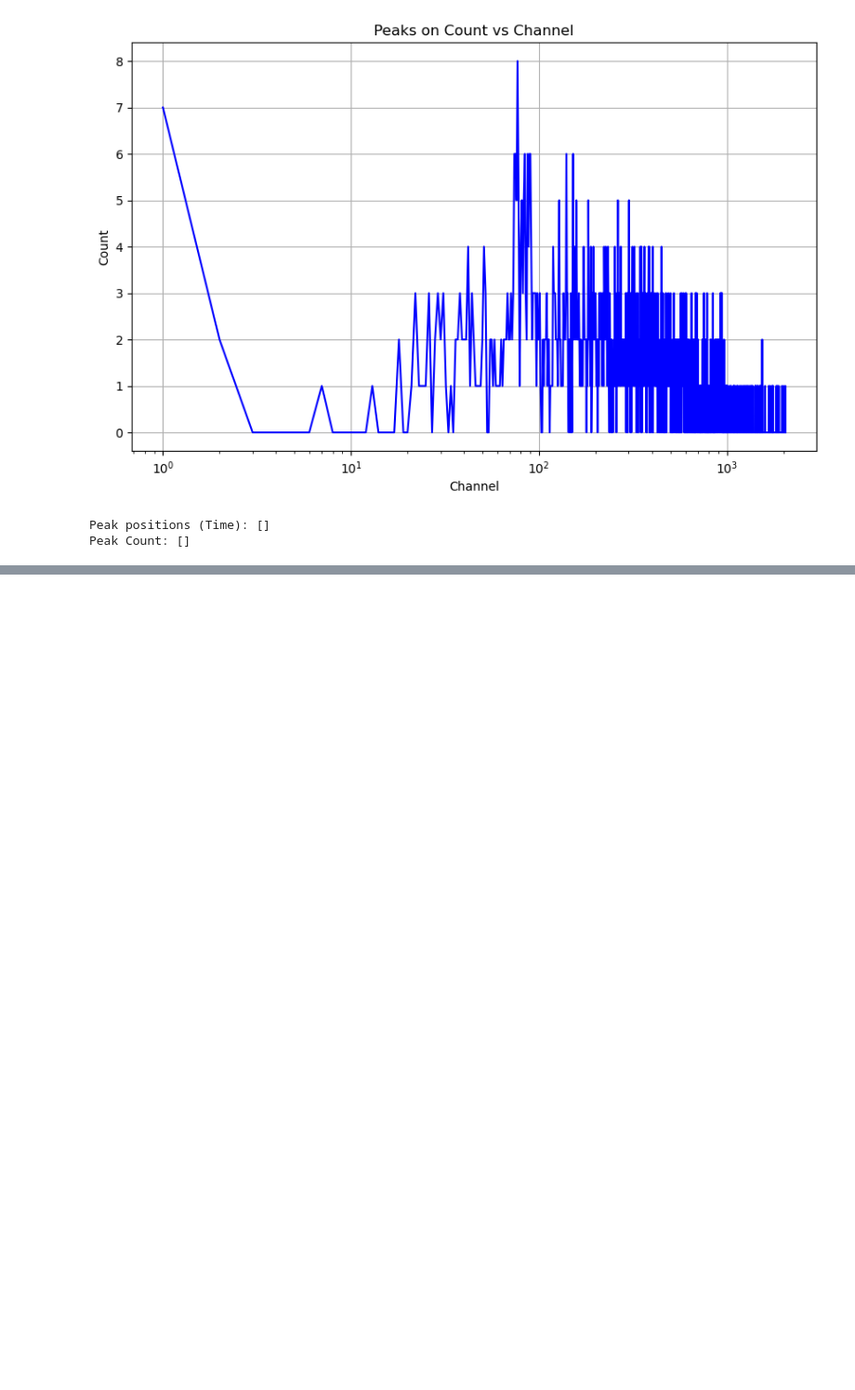
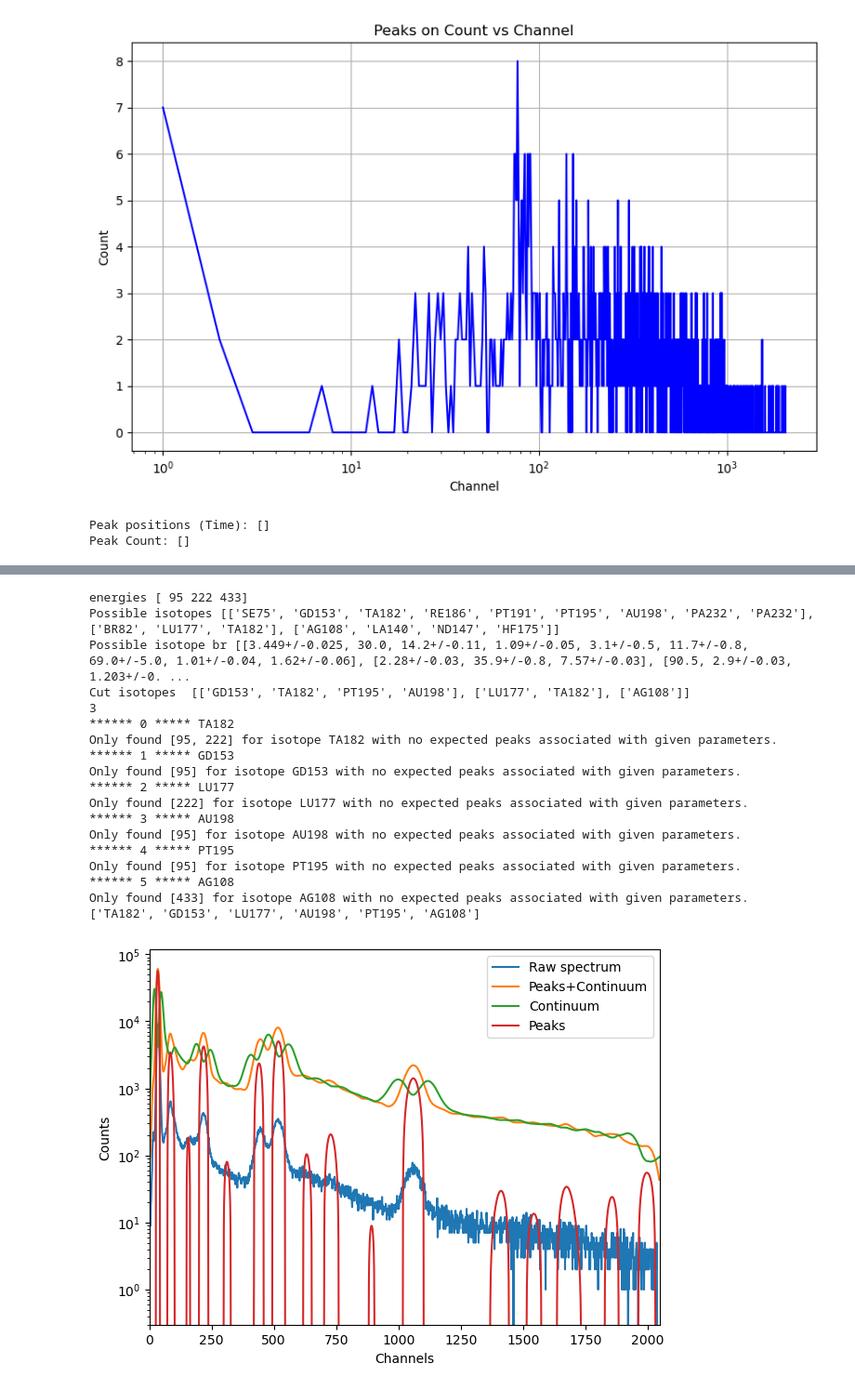
Before and after one commit to Sophie-Hilsabeck/SP24-Spectra, a Jupyter notebook: Omars_data_peakfinding_updated.ipynb, the cells around one changed output, grey strips where cells are left out. Shown: that part at 93% size. Saved outputs shown, nothing was run; the diff lists cells and outputs as text; code cells hidden in the pictures; blank space fills up the shorter version.

```diff
--- a/Omars_data_peakfinding_updated.ipynb
+++ b/Omars_data_peakfinding_updated.ipynb
@@ -137,0 +652,23 @@ Peak Count: []
+# %%
+sample_energies = get_energies(sp1)
+iso_df = get_isotopes(sample_energies)
+# %% [output]
+energies [ 95 222 433]
+Possible isotopes [['SE75', 'GD153', 'TA182', 'RE186', 'PT191', 'PT195', 'AU198', 'PA232', 'PA232'], ['BR82', 'LU177', 'TA182'], ['AG108', 'LA140', 'ND147', 'HF175']]
+Possible isotope br [[3.449+/-0.025, 30.0, 14.2+/-0.11, 1.09+/-0.05, 3.1+/-0.5, 11.7+/-0.8, 69.0+/-5.0, 1.01+/-0.04, 1.62+/-0.06], [2.28+/-0.03, 35.9+/-0.8, 7.57+/-0.03], [90.5, 2.9+/-0.03, 1.203+/-0. ...
+Cut isotopes  [['GD153', 'TA182', 'PT195', 'AU198'], ['LU177', 'TA182'], ['AG108']]
+3
+****** 0 ***** TA182
+Only found [95, 222] for isotope TA182 with no expected peaks associated with given parameters.
+****** 1 ***** GD153
+Only found [95] for isotope GD153 with no expected peaks associated with given parameters.
+****** 2 ***** LU177
+Only found [222] for isotope LU177 with no expected peaks associated with given parameters.
+****** 3 ***** AU198
+Only found [95] for isotope AU198 with no expected peaks associated with given parameters.
+****** 4 ***** PT195
+Only found [95] for isotope PT195 with no expected peaks associated with given parameters.
+****** 5 ***** AG108
+Only found [433] for isotope AG108 with no expected peaks associated with given parameters.
+['TA182', 'GD153', 'LU177', 'AU198', 'PT195', 'AG108']
+[figure, added]
```
Also changed, not shown: parts of 13 cells of this notebook.
